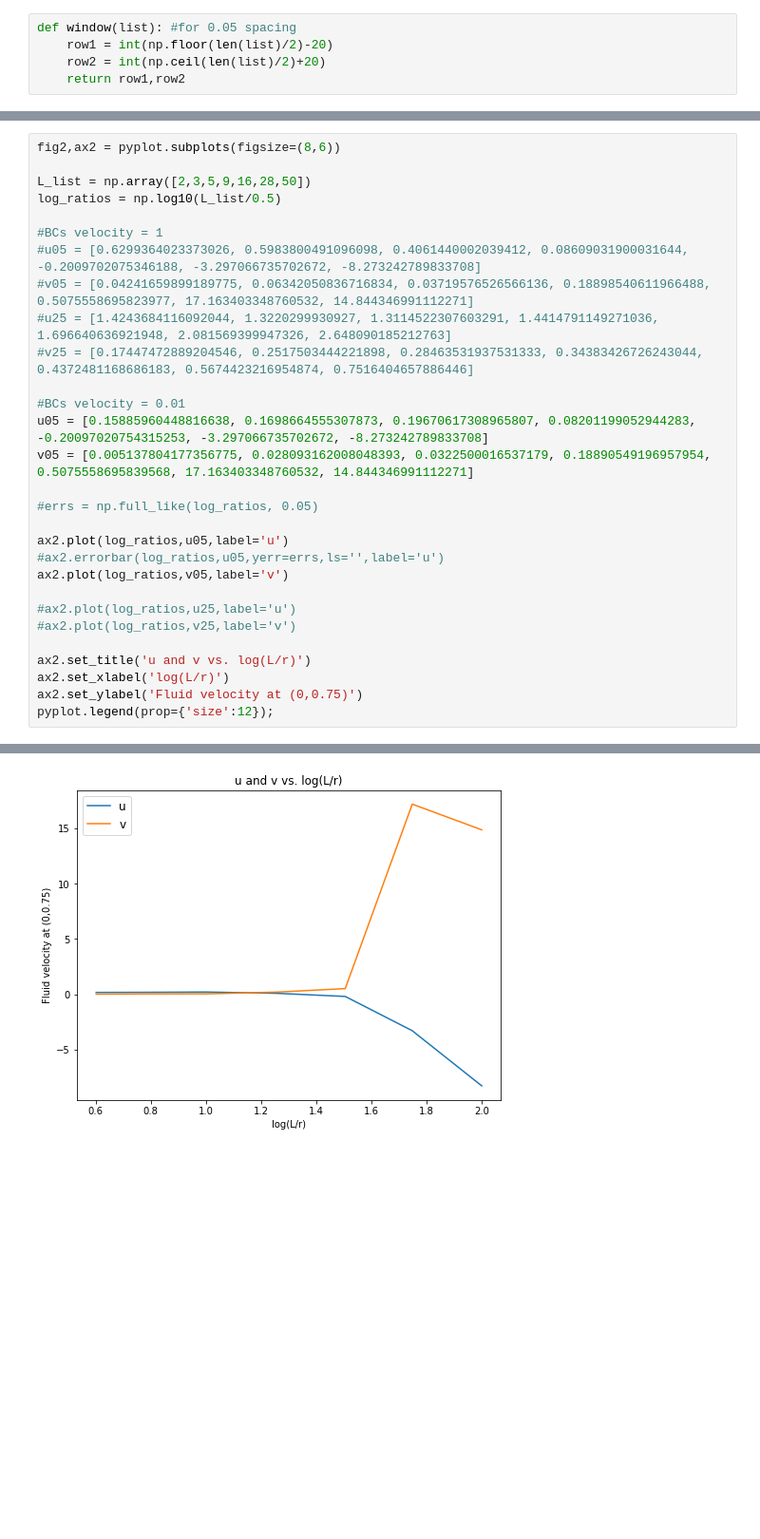
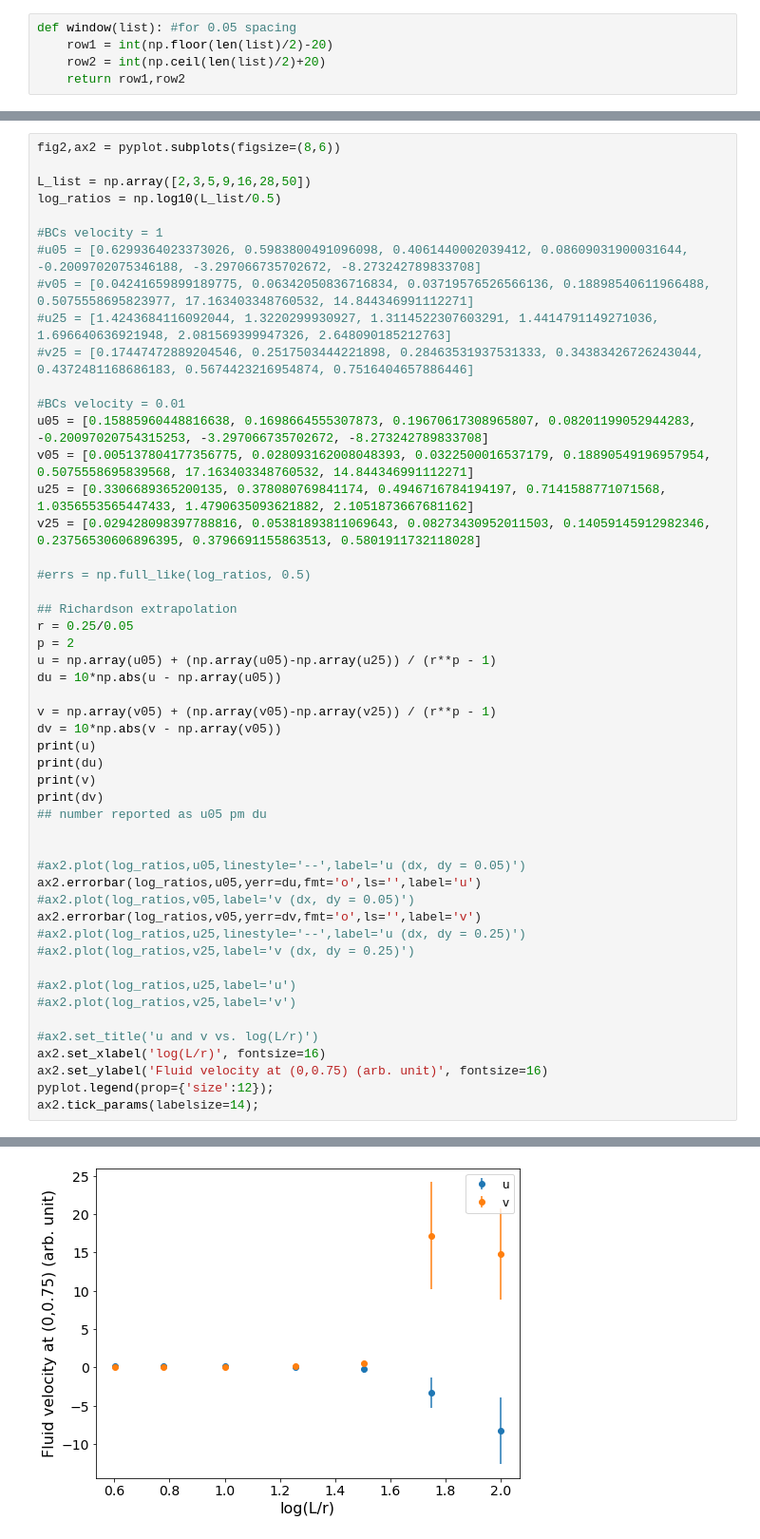
Before and after one commit to liviakong/PHYS-4410, a Jupyter notebook: Skill/Skill Navier-Stokes effects of distant boundaries.ipynb, the cells around one changed output, grey strips where cells are left out. Shown at 95% size. Saved outputs shown, nothing was run; the diff lists cells and outputs as text; blank space fills up the shorter version.

```diff
--- a/Skill/Skill Navier-Stokes effects of distant boundaries.ipynb
+++ b/Skill/Skill Navier-Stokes effects of distant boundaries.ipynb
@@ -281,18 +976,39 @@ log_ratios = np.log10(L_list/0.5)
 #BCs velocity = 0.01
 u05 = [0.15885960448816638, 0.1698664555307873, 0.19670617308965807, 0.08201199052944283, -0.20097020754315253, -3.297066735702672, -8.273242789833708]
 v05 = [0.005137804177356775, 0.028093162008048393, 0.0322500016537179, 0.18890549196957954, 0.5075558695839568, 17.163403348760532, 14.844346991112271]
+u25 = [0.3306689365200135, 0.378080769841174, 0.4946716784194197, 0.7141588771071568, 1.0356553565447433, 1.4790635093621882, 2.1051873667681162]
+v25 = [0.029428098397788816, 0.05381893811069643, 0.08273430952011503, 0.14059145912982346, 0.23756530606896395, 0.3796691155863513, 0.5801911732118028]
 
-#errs = np.full_like(log_ratios, 0.05)
+#errs = np.full_like(log_ratios, 0.5)
 
-ax2.plot(log_ratios,u05,label='u')
-#ax2.errorbar(log_ratios,u05,yerr=errs,ls='',label='u')
-ax2.plot(log_ratios,v05,label='v')
+## Richardson extrapolation
+r = 0.25/0.05
+p = 2
+u = np.array(u05) + (np.array(u05)-np.array(u25)) / (r**p - 1)
+du = 10*np.abs(u - np.array(u05))
+
+v = np.array(v05) + (np.array(v05)-np.array(v25)) / (r**p - 1)
+dv = 10*np.abs(v - np.array(v05))
+print(u)
+print(du)
+print(v)
+print(dv)
+## number reported as u05 pm du
+
+
+#ax2.plot(log_ratios,u05,linestyle='--',label='u (dx, dy = 0.05)')
+ax2.errorbar(log_ratios,u05,yerr=du,fmt='o',ls='',label='u')
+#ax2.plot(log_ratios,v05,label='v (dx, dy = 0.05)')
+ax2.errorbar(log_ratios,v05,yerr=dv,fmt='o',ls='',label='v')
+#ax2.plot(log_ratios,u25,linestyle='--',label='u (dx, dy = 0.25)')
+#ax2.plot(log_ratios,v25,label='v (dx, dy = 0.25)')
 
 #ax2.plot(log_ratios,u25,label='u')
 #ax2.plot(log_ratios,v25,label='v')
 
-ax2.set_title('u and v vs. log(L/r)')
-ax2.set_xlabel('log(L/r)')
-ax2.set_ylabel('Fluid velocity at (0,0.75)')
+#ax2.set_title('u and v vs. log(L/r)')
+ax2.set_xlabel('log(L/r)', fontsize=16)
+ax2.set_ylabel('Fluid velocity at (0,0.75) (arb. unit)', fontsize=16)
 pyplot.legend(prop={'size':12});
+ax2.tick_params(labelsize=14);
 # %% [output]
@@ -299 +1023 @@ pyplot.legend(prop={'size':12});
-[figure, old version]
+[figure, new version]
```
Also changed, not shown: parts of 18 cells of this notebook.
